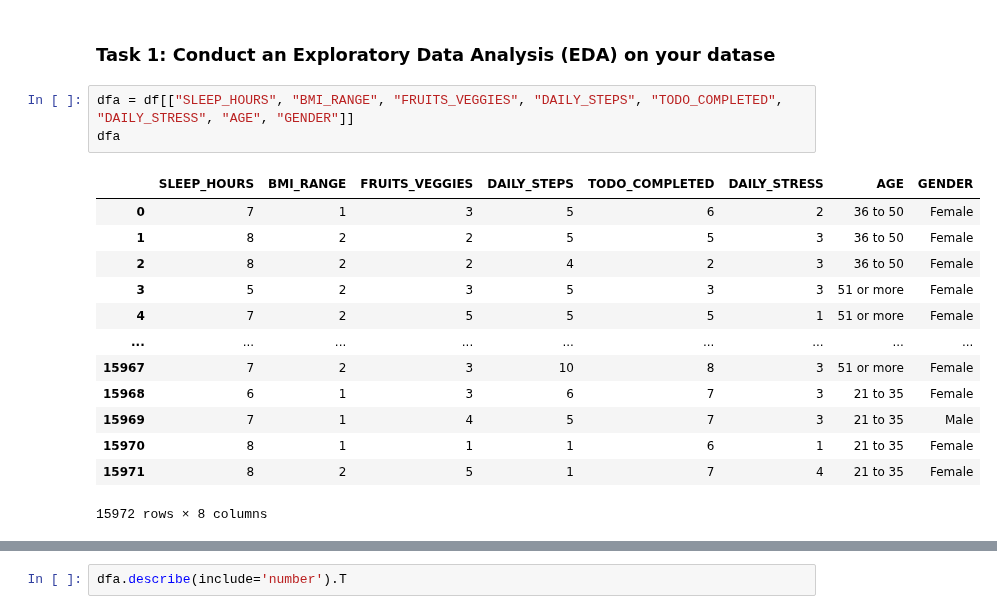
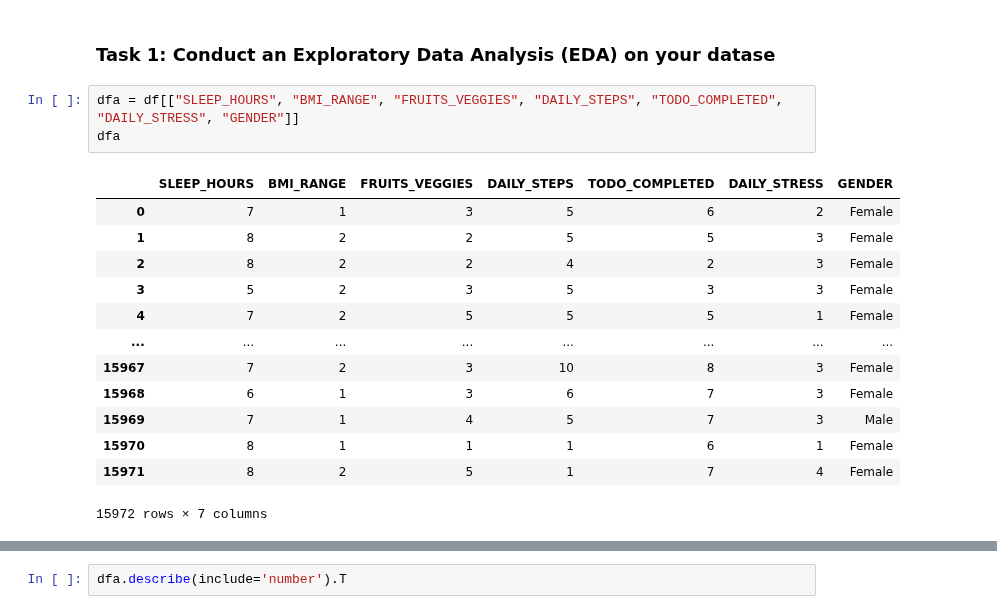
Before and after one commit to ubco-W2022T2-data301/project-group-group06, a Jupyter notebook: analysis/analysis3.ipynb, the cells around one changed output, grey strips where cells are left out. Saved outputs shown, nothing was run; the diff lists cells and outputs as text.

```diff
--- a/analysis/analysis3.ipynb
+++ b/analysis/analysis3.ipynb
@@ -41,19 +41,19 @@ df
 # %% [markdown]
 ### Task 1: Conduct an Exploratory Data Analysis (EDA) on your datase
 # %%
-dfa = df[["SLEEP_HOURS", "BMI_RANGE", "FRUITS_VEGGIES", "DAILY_STEPS", "TODO_COMPLETED", "DAILY_STRESS", "AGE", "GENDER"]]
+dfa = df[["SLEEP_HOURS", "BMI_RANGE", "FRUITS_VEGGIES", "DAILY_STEPS", "TODO_COMPLETED", "DAILY_STRESS", "GENDER"]]
 dfa
 # %% [output]
-|  | SLEEP_HOURS | BMI_RANGE | FRUITS_VEGGIES | DAILY_STEPS | TODO_COMPLETED | DAILY_STRESS | AGE | GENDER |
-| 0 | 7 | 1 | 3 | 5 | 6 | 2 | 36 to 50 | Female |
-| 1 | 8 | 2 | 2 | 5 | 5 | 3 | 36 to 50 | Female |
-| 2 | 8 | 2 | 2 | 4 | 2 | 3 | 36 to 50 | Female |
-| 3 | 5 | 2 | 3 | 5 | 3 | 3 | 51 or more | Female |
-| 4 | 7 | 2 | 5 | 5 | 5 | 1 | 51 or more | Female |
-| ... | ... | ... | ... | ... | ... | ... | ... | ... |
-| 15967 | 7 | 2 | 3 | 10 | 8 | 3 | 51 or more | Female |
-| 15968 | 6 | 1 | 3 | 6 | 7 | 3 | 21 to 35 | Female |
-| 15969 | 7 | 1 | 4 | 5 | 7 | 3 | 21 to 35 | Male |
-| 15970 | 8 | 1 | 1 | 1 | 6 | 1 | 21 to 35 | Female |
-| 15971 | 8 | 2 | 5 | 1 | 7 | 4 | 21 to 35 | Female |
+|  | SLEEP_HOURS | BMI_RANGE | FRUITS_VEGGIES | DAILY_STEPS | TODO_COMPLETED | DAILY_STRESS | GENDER |
+| 0 | 7 | 1 | 3 | 5 | 6 | 2 | Female |
+| 1 | 8 | 2 | 2 | 5 | 5 | 3 | Female |
+| 2 | 8 | 2 | 2 | 4 | 2 | 3 | Female |
+| 3 | 5 | 2 | 3 | 5 | 3 | 3 | Female |
+| 4 | 7 | 2 | 5 | 5 | 5 | 1 | Female |
+| ... | ... | ... | ... | ... | ... | ... | ... |
+| 15967 | 7 | 2 | 3 | 10 | 8 | 3 | Female |
+| 15968 | 6 | 1 | 3 | 6 | 7 | 3 | Female |
+| 15969 | 7 | 1 | 4 | 5 | 7 | 3 | Male |
+| 15970 | 8 | 1 | 1 | 1 | 6 | 1 | Female |
+| 15971 | 8 | 2 | 5 | 1 | 7 | 4 | Female |
-15972 rows × 8 columns
+15972 rows × 7 columns
```
Also changed, not shown: parts of 42 cells of this notebook.
